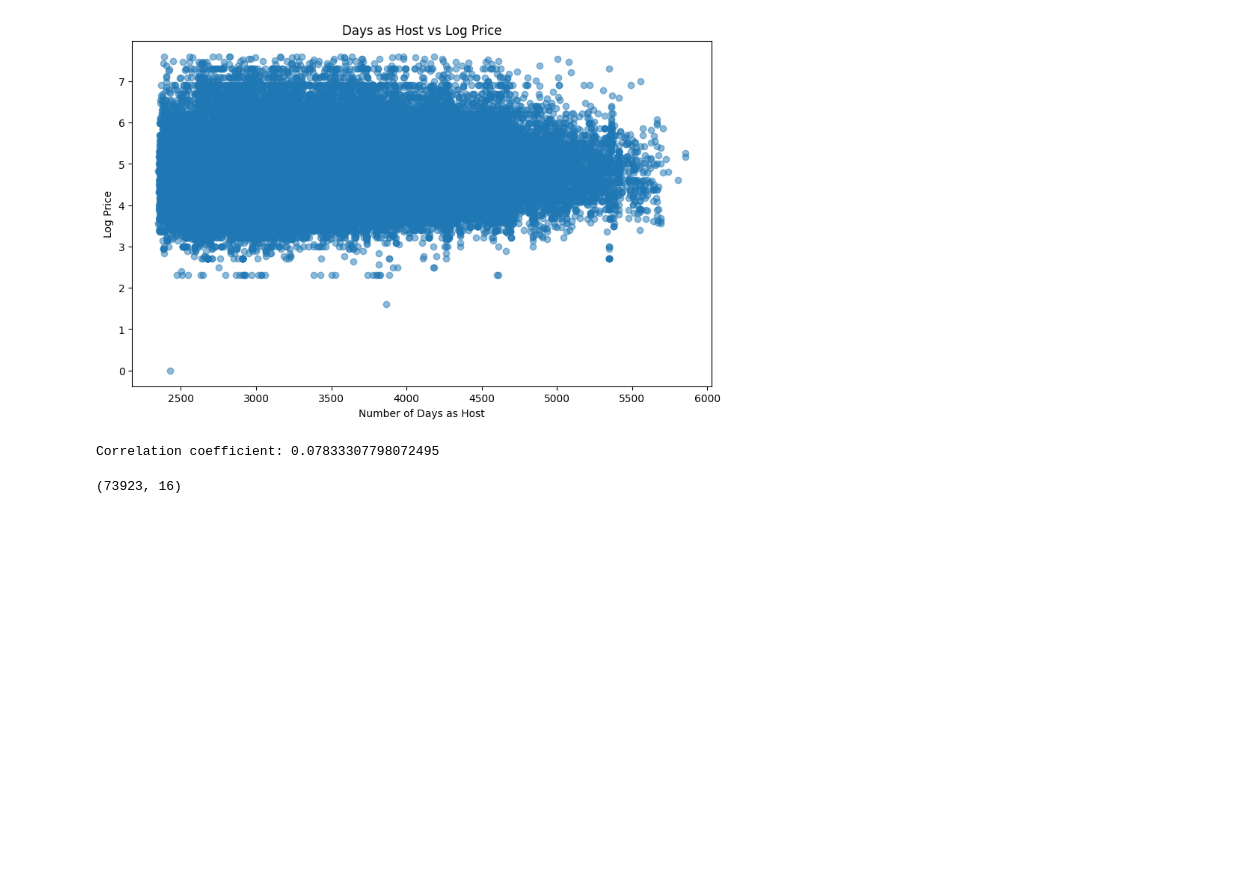
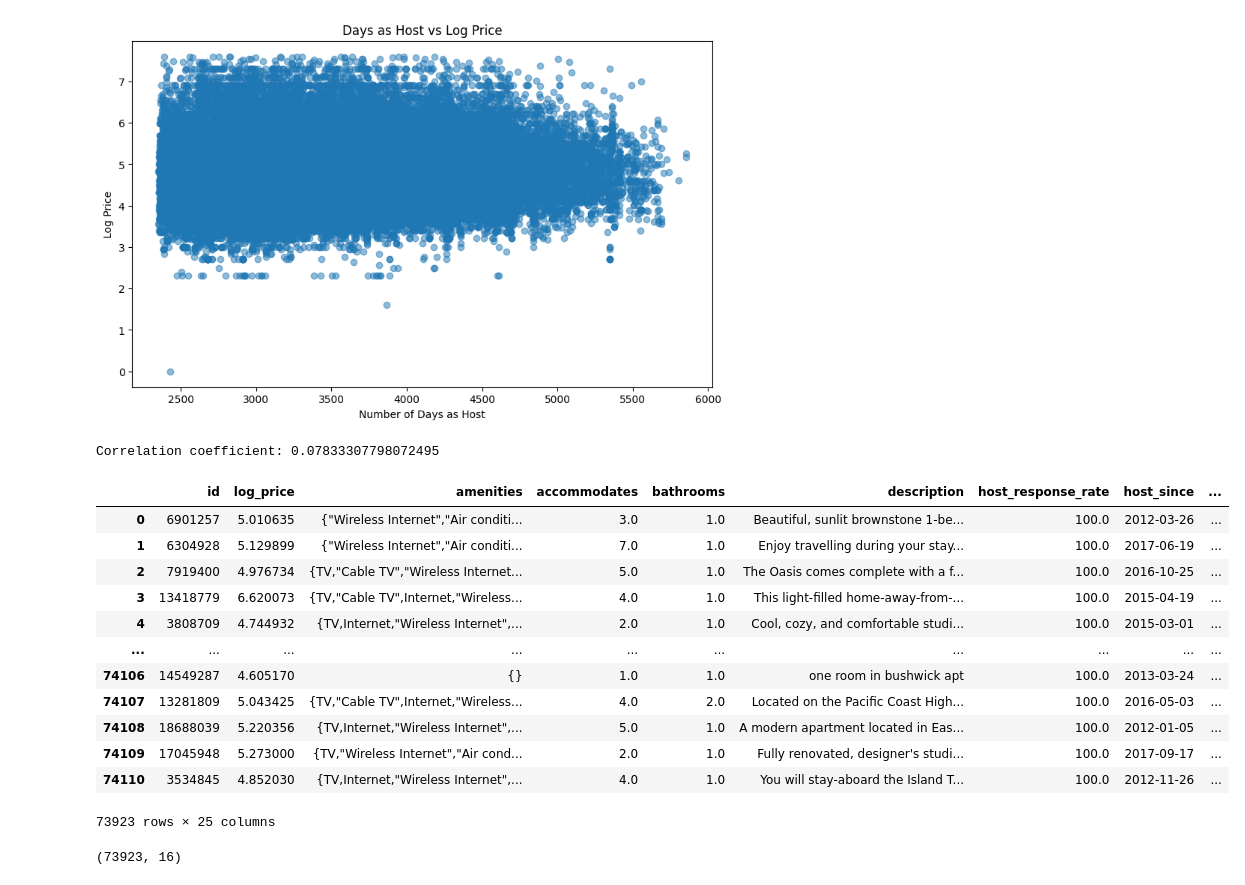
Before and after one commit to CSE151A-Project/151A-project, a Jupyter notebook: Data_preprocessing.ipynb, the cells around one changed output. Cells and saved outputs as stored; diff of their text form; code cells hidden in the pictures; blank space fills up the shorter version.

```diff
--- a/Data_preprocessing.ipynb
+++ b/Data_preprocessing.ipynb
@@ -123,24 +124,28 @@ df_encoded.drop(categorical_columns, axis=1, inplace=True)
 # %%
-# # List of categorical columns to encode
-# categorical_columns = [
-#     'property_type', 'room_type', 'bed_type',
-#     'cancellation_policy', 'city'
-# ]
+# List of categorical columns to encode
+categorical_columns = [
+    'property_type', 'room_type', 'bed_type',
+    'cancellation_policy', 'city','cleaning_fee','host_has_profile_pic',
+    'host_identity_verified','instant_bookable'
+]
 
-# # Implementing optimized LOO target encoding
-# for column in categorical_columns:
-#     # Compute the sum and count of the target variable for each category
-#     sums = df_encoded.groupby(column)['log_price'].transform('sum')
-#     counts = df_encoded.groupby(column)['log_price'].transform('count')
+df_encoded = df.copy()
 
-#     # Compute the LOO means
-#     df_encoded[f'{column}_encoded'] = (sums - df_encoded['log_price']) / (counts - 1)
 
-# for column in categorical_columns:
-#     encoded_col_name = f'{column}_encoded'
-#     df_encoded[encoded_col_name].fillna(df_encoded['log_price'].mean(), inplace=True)
+# Implementing optimized LOO target encoding
+for column in categorical_columns:
+    # Compute the sum and count of the target variable for each category
+    sums = df_encoded.groupby(column)['log_price'].transform('sum')
+    counts = df_encoded.groupby(column)['log_price'].transform('count')
 
-# df_encoded.drop(categorical_columns, axis=1, inplace=True)
+    # Compute the LOO means
+    df_encoded[f'{column}_encoded'] = (sums - df_encoded['log_price']) / (counts - 1)
+
+for column in categorical_columns:
+    encoded_col_name = f'{column}_encoded'
+    df_encoded[encoded_col_name].fillna(df_encoded['log_price'].mean(), inplace=True)
+
+df_encoded.drop(categorical_columns, axis=1, inplace=True)
 # %%
 df_encoded.head()
 # %% [output]
@@ -329,4 +334,20 @@ print(f"Correlation coefficient: {correlation}")
 # %% [output]
 [figure]
 Correlation coefficient: 0.07833307798072495
+# %%
+df_encoded
+# %% [output]
+|  | id | log_price | amenities | accommodates | bathrooms | description | host_response_rate | host_since | ... |
+| 0 | 6901257 | 5.010635 | {"Wireless Internet","Air conditi... | 3.0 | 1.0 | Beautiful, sunlit brownstone 1-be... | 100.0 | 2012-03-26 | ... |
+| 1 | 6304928 | 5.129899 | {"Wireless Internet","Air conditi... | 7.0 | 1.0 | Enjoy travelling during your stay... | 100.0 | 2017-06-19 | ... |
+| 2 | 7919400 | 4.976734 | {TV,"Cable TV","Wireless Internet... | 5.0 | 1.0 | The Oasis comes complete with a f... | 100.0 | 2016-10-25 | ... |
+| 3 | 13418779 | 6.620073 | {TV,"Cable TV",Internet,"Wireless... | 4.0 | 1.0 | This light-filled home-away-from-... | 100.0 | 2015-04-19 | ... |
+| 4 | 3808709 | 4.744932 | {TV,Internet,"Wireless Internet",... | 2.0 | 1.0 | Cool, cozy, and comfortable studi... | 100.0 | 2015-03-01 | ... |
+| ... | ... | ... | ... | ... | ... | ... | ... | ... | ... |
+| 74106 | 14549287 | 4.605170 | {} | 1.0 | 1.0 | one room in bushwick apt | 100.0 | 2013-03-24 | ... |
+| 74107 | 13281809 | 5.043425 | {TV,"Cable TV",Internet,"Wireless... | 4.0 | 2.0 | Located on the Pacific Coast High... | 100.0 | 2016-05-03 | ... |
+| 74108 | 18688039 | 5.220356 | {TV,Internet,"Wireless Internet",... | 5.0 | 1.0 | A modern apartment located in Eas... | 100.0 | 2012-01-05 | ... |
+| 74109 | 17045948 | 5.273000 | {TV,"Wireless Internet","Air cond... | 2.0 | 1.0 | Fully renovated, designer's studi... | 100.0 | 2017-09-17 | ... |
+| 74110 | 3534845 | 4.852030 | {TV,Internet,"Wireless Internet",... | 4.0 | 1.0 | You will stay-aboard the Island T... | 100.0 | 2012-11-26 | ... |
+73923 rows × 25 columns
 # %%
```
Also changed, not shown: parts of 7 cells of this notebook, 14 other files.
